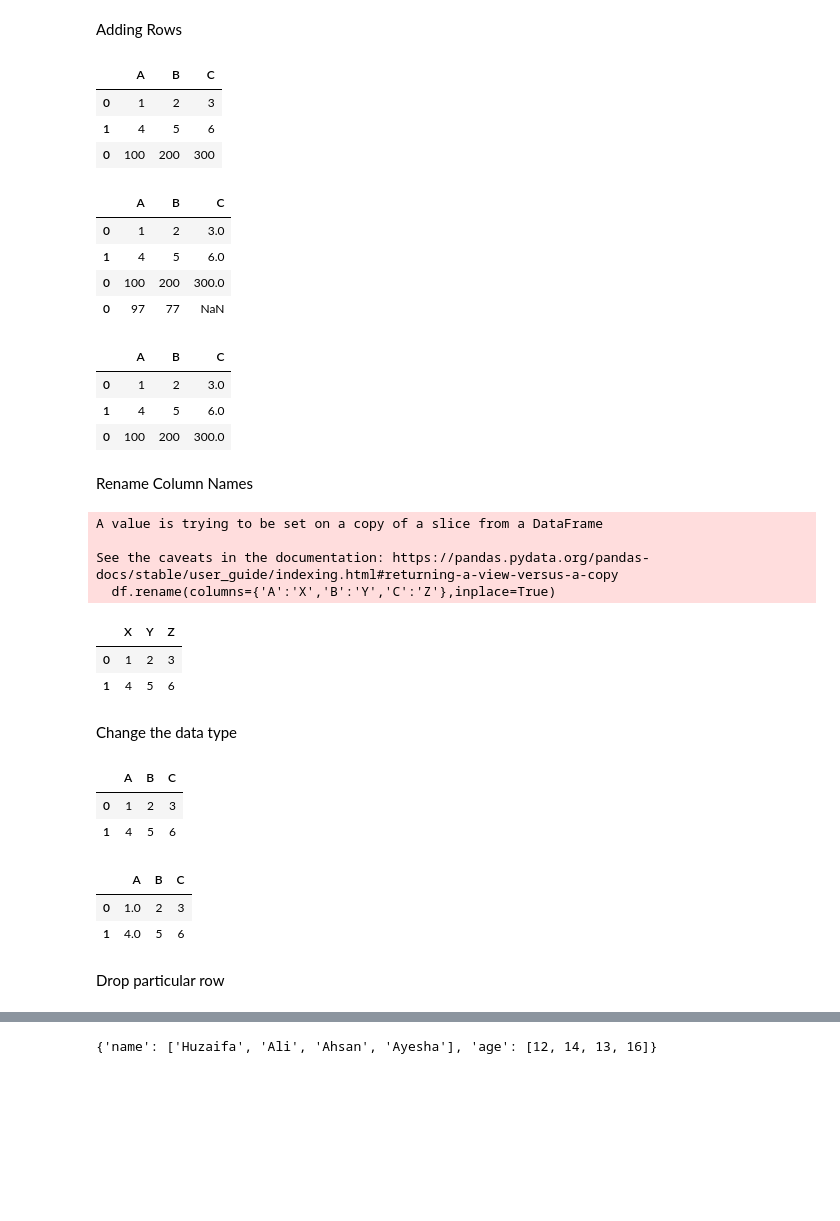
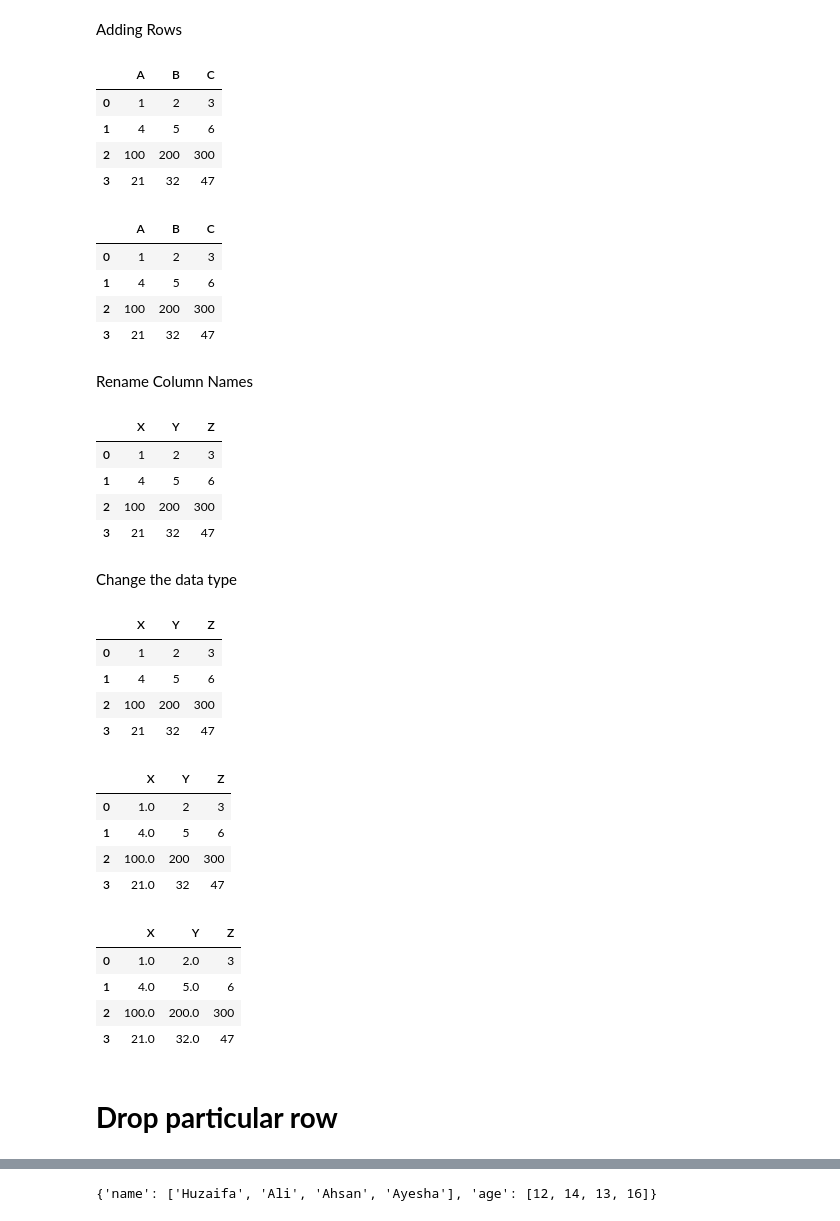
Before and after one commit to AyeshaMalikAyesha/DataEngineering, a Jupyter notebook: Pandas.ipynb, the cells around one changed output, grey strips where cells are left out. Saved outputs shown, nothing was run; the diff lists cells and outputs as text; code cells hidden in the pictures; blank space fills up the shorter version.

```diff
--- a/Pandas.ipynb
+++ b/Pandas.ipynb
@@ -41,65 +41,63 @@ df
 # %% [markdown]
 Adding Rows
 # %%
-new_row = [[100, 200,300]]
-df = pd.concat([df,pd.DataFrame(new_row,columns=df.columns)])
+new_row = [[100, 200,300],[21,32,47]]
+df = pd.concat([df,pd.DataFrame(new_row,columns=df.columns)],ignore_index=True)
 df
 # %% [output]
 |  | A | B | C |
 | 0 | 1 | 2 | 3 |
 | 1 | 4 | 5 | 6 |
-| 0 | 100 | 200 | 300 |
+| 2 | 100 | 200 | 300 |
+| 3 | 21 | 32 | 47 |
-# %%
-new_row=[[97,77]]
-df=pd.concat([df,pd.DataFrame(new_row,columns=['A','B'])])
-# %%
-df
-# %% [output]
-|  | A | B | C |
-| 0 | 1 | 2 | 3.0 |
-| 1 | 4 | 5 | 6.0 |
-| 0 | 100 | 200 | 300.0 |
-| 0 | 97 | 77 | NaN |
-# %%
-df=df.dropna(subset=['A','B','C'])
 # %%
 df
 # %% [output]
 |  | A | B | C |
-| 0 | 1 | 2 | 3.0 |
-| 1 | 4 | 5 | 6.0 |
-| 0 | 100 | 200 | 300.0 |
+| 0 | 1 | 2 | 3 |
+| 1 | 4 | 5 | 6 |
+| 2 | 100 | 200 | 300 |
+| 3 | 21 | 32 | 47 |
 # %% [markdown]
 Rename Column Names
-# %%
-df.loc[df.X.isna()]['X']=0
 # %%
 df.rename(columns={'A':'X','B':'Y','C':'Z'},inplace=True)
-# %% [output]
-A value is trying to be set on a copy of a slice from a DataFrame
-
-See the caveats in the documentation: https://pandas.pydata.org/pandas-docs/stable/user_guide/indexing.html#returning-a-view-versus-a-copy
-  df.rename(columns={'A':'X','B':'Y','C':'Z'},inplace=True)
 # %%
 df
 # %% [output]
 |  | X | Y | Z |
 | 0 | 1 | 2 | 3 |
 | 1 | 4 | 5 | 6 |
+| 2 | 100 | 200 | 300 |
+| 3 | 21 | 32 | 47 |
 # %% [markdown]
 Change the data type
 # %%
 df
 # %% [output]
-|  | A | B | C |
+|  | X | Y | Z |
 | 0 | 1 | 2 | 3 |
 | 1 | 4 | 5 | 6 |
+| 2 | 100 | 200 | 300 |
+| 3 | 21 | 32 | 47 |
 # %%
-df.astype({'A':'float'})
+df=df.astype({'X':'float'})
+df
 # %% [output]
-|  | A | B | C |
+|  | X | Y | Z |
 | 0 | 1.0 | 2 | 3 |
 | 1 | 4.0 | 5 | 6 |
+| 2 | 100.0 | 200 | 300 |
+| 3 | 21.0 | 32 | 47 |
+# %%
+df=df.astype({'Y':'double'})
+df
+# %% [output]
+|  | X | Y | Z |
+| 0 | 1.0 | 2.0 | 3 |
+| 1 | 4.0 | 5.0 | 6 |
+| 2 | 100.0 | 200.0 | 300 |
+| 3 | 21.0 | 32.0 | 47 |
 # %% [markdown]
-Drop particular row
+# **Drop particular row**
 # %%
```
Also changed, not shown: parts of 19 cells of this notebook.
